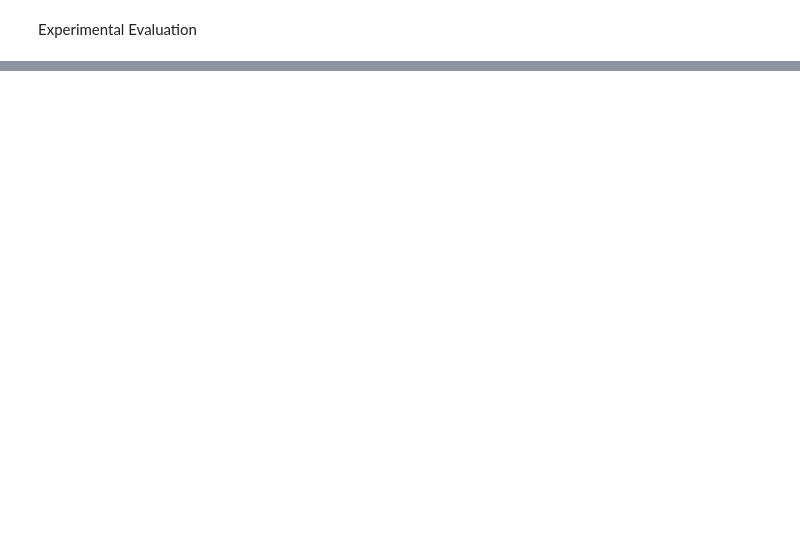
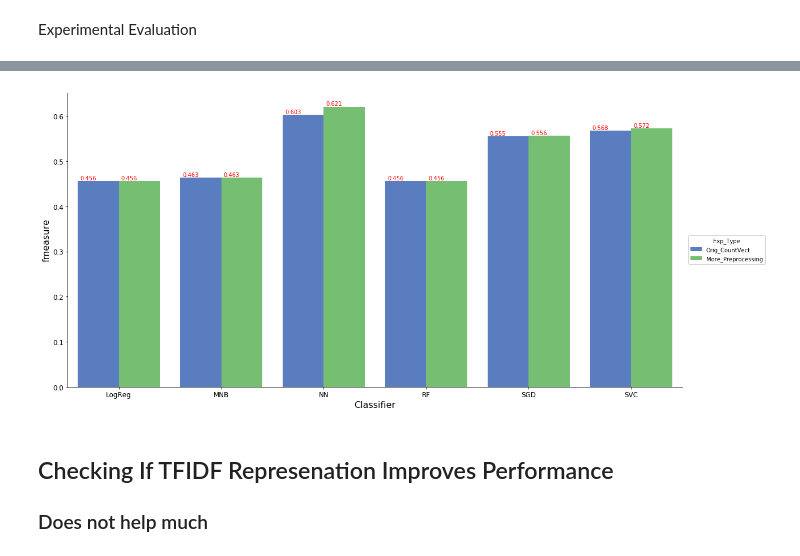
Before and after one commit to abhishek9sharma/TwitterAnalysis, a Jupyter notebook: Text_Classification_Models.ipynb, the cells around one changed output, grey strips where cells are left out. Drawn from its saved outputs; the diff is of its cells as text; code cells hidden in the pictures; blank space fills up the shorter version.

```diff
--- a/Text_Classification_Models.ipynb
+++ b/Text_Classification_Models.ipynb
@@ -222,0 +358,15 @@ RunExp(classifiers, candidate_data['text_features'], candidate_data['sentiment']
+# %%
+# Do More Text Processing
+import nltk
+def MoreTextProcessing(sentence):
+    stemmer = nltk.stem.WordNetLemmatizer()
+    tokens = sentence.split()
+    tokens = [t for t in tokens if len(t)>1]
+    tokens= " ".join(stemmer.lemmatize(t) for t in tokens)
+    return tokens
+
+candidate_data['text_features_new'] = candidate_data['text_features'].apply(MoreTextProcessing)
+candidate_data.head()
+# X= candidate_data['text_features'].tolist()[0]
+# print(X)
+# print(MoreTextProcessing(X))
@@ -222,0 +380,18 @@ RunExp(classifiers, candidate_data['text_features'], candidate_data['sentiment']
+# %%
+# Split Data Also Smalll Check to See if it is same as original experiment
+exp_data_k_folds = GetKFoldData(candidate_data, candidate_data['sentiment'] , 10)
+idx_list_new = exp_data_k_folds[0]['test'].index.tolist()
+assert(sum([i-j for i,j in zip(idx_list_new,idx_list_org)])==0)
+# %%
+# Run after more preprocessing and Compare Against Previous
+Res2 = Dicttodataframe(RunExpCountVec(classifiers,exp_data_k_folds,'text_features_new'),'Classifier')
+Res2['Exp_Type'] = 'More_Preprocessing'
+DF = pd.concat([Res1,Res2])
+DF.index = range(len(DF.index))
+PlotRes(DF,'fmeasure')
+# %% [output]
+[figure, added]
+# %% [markdown]
+## Checking If TFIDF Represenation Improves Performance
+
+### Does not help much
```
Also changed, not shown: parts of 33 cells of this notebook.
